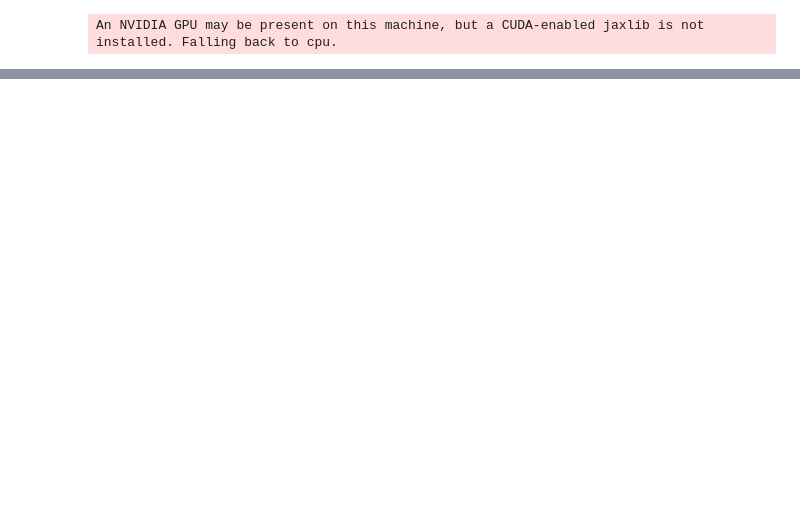
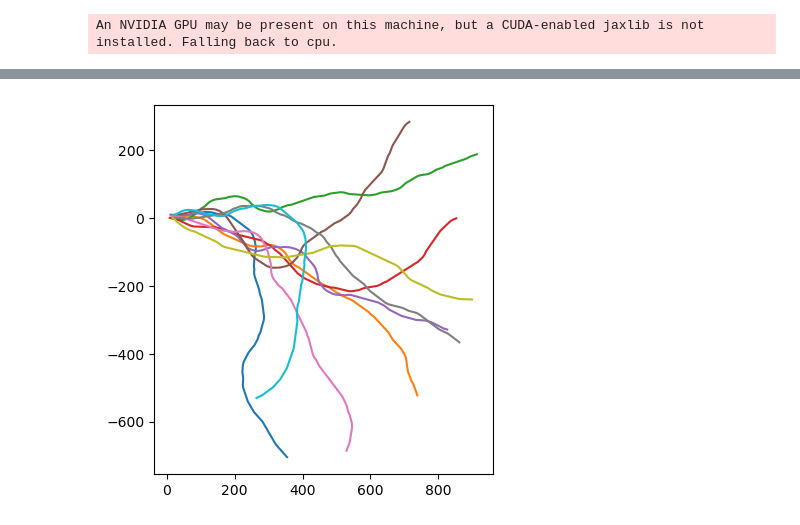
Before and after one commit to SamTurls/Q-Learning, a Jupyter notebook: main Q-Learning.ipynb, the cells around one changed output, grey strips where cells are left out. Saved outputs shown, nothing was run; the diff lists cells and outputs as text; code cells hidden in the pictures; blank space fills up the shorter version.

```diff
--- a/main Q-Learning.ipynb
+++ b/main Q-Learning.ipynb
@@ -734,18 +880,23 @@ def merged_intervals(alphas, delta_alpha):
     return merged_arcs
 # %%
 def plot_trajectory(x,y):
-    plt.axes().set_aspect('equal')
+    fig, ax = plt.subplots()
+    ax.plot(x,y, '-')
 
-    plt.plot(x,y, '-')
+    for t in range(len(x)):
+        for j in range(len(x[0])):
+            circle = plt.Circle((x[t,j], y[t,j]), 1.0)
+            ax.add_patch(circle)
+    plt.gca().set_aspect('equal')
 
     plt.show()
 
-def produce_frames(xs,ys, os, vs):
+def produce_frames(xs, ys, os, vs, N, tMax):
     xvs = [vs[i] * jnp.cos(o) for i,o in enumerate(os)]
     yvs = [vs[i] * jnp.sin(o) for i,o in enumerate(os)]
+
     for t in range(tMax):
         fig, ax = plt.subplots()
-
 
         ax.quiver(xs[t,:], ys[t,:], xvs[t], yvs[t], color = 'k')
 
@@ -754,11 +905,9 @@ def produce_frames(xs,ys, os, vs):
                                 color='blue', fill=False, linewidth=1.5)
             ax.add_patch(circle)
 
+        plt.plot(xs[:t+1], ys[:t+1], '--')
 
         plt.gca().set_aspect('equal')
-
-#         ax.set_xlim(xs[t,0] - 2*N, xs[t,0] +  2*N )
-#         ax.set_ylim(ys[t,0] - 2*N, ys[t,0] +  2*N )
 
 #         plt.axis('off')
 
@@ -872,40 +1006,65 @@ def load_checkpoint(path):
 # %%
-N = 20
-T = 500
+N = 10
+T = 100
 key = jax.random.PRNGKey(0)
 
 batch_size = 128
-num_epochs = 20
-
-num_cycles = 20
+num_epochs = 32
 
 # initalise the model
 q_model = QNetwork(num_actions=num_actions)
 
-sample_input = jnp.zeros((1, 2 * n_s), dtype=jnp.float32)
-
-# Initialize online network parameters
-online_params = q_model.init(key, sample_input)
-target_params = update_target_network(online_params)
+dummy_frames = jnp.zeros((1, memory_length, n_s), dtype=jnp.float32)
 
 optimizer = optax.adamw(
-    learning_rate=3e-4,
+    learning_rate= 3e-4,
     weight_decay=1e-5
 )
 
 save_dir = "./CheckpointsN=" + str(N)
+os.makedirs(save_dir, exist_ok=True)
 
+key = jax.random.PRNGKey(0)
+
+# Initialize online network parameters
+
+# New Network
+# finish = -1
+# online_params = q_model.init(key, dummy_frames)
+# target_params = update_target_network(online_params)
+# opt_state = optimizer.init(online_params)
+
+# Load Network
+
+finish = 15
+
+chk = load_checkpoint("CheckpointsN=" + str(N) + "/cycle_" + str(finish) + ".ckpt")
+online_params = chk["online_params"]
+target_params = chk["target_params"]
 opt_state = optimizer.init(online_params)
 
-def train():
-    for cycle in range(num_cycles):
-        print(f"\n=== Training Cycle {cycle+1}/{num_cycles} ===")
-        key, sim_key, testing_key = jax.random.split(key, 3)
-        data = run_sim(sim_key, N, T, online_params)
+def train(key, online_params, target_params, opt_state, start, end):
+    for cycle in range(start, end):
 
-        states, actions, rewards, next_states = prepare_data(data)
+        epsilon = 0.5 * (end-cycle)/end
+
+        print(f"\n=== Training Cycle {cycle+1} ===")
+        print(f"\n=== Epsilon = {epsilon} ===")
+
+
+        key, sim_key, training_key = jax.random.split(key, 3)
+        data = run_sim(sim_key, N, T, online_params, epsilon)
+
+
+
+        plot_trajectory(data[4], data[5])
+
+        print ("Average Reward: ", jnp.sum(data[2])/ (N*T))
+
+        states, actions, rewards, next_states, terminals = prepare_data(data)
 
         online_params, opt_state, losses = train_for_epochs(
+            training_key,
             online_params,
             target_params,
             opt_state,
@@ -913,6 +1072,7 @@ def train():
             actions,
             rewards,
             next_states,
+            terminals,
             batch_size=batch_size,
             num_epochs=num_epochs
         )
@@ -923,7 +1083,5 @@ def train():
 
         save_checkpoint(save_dir, online_params, target_params, opt_state, cycle)
 
-        # 1. Run simulation → get states, actions, rewards, next_states
-        # 2. Preprocess data
-        # 3. Train for epochs
-        # 4. Update target network
+train(key, online_params, target_params, opt_state, finish + 1, 100)
+# %% [output]
@@ -929,0 +1091 @@ def train():
+[figure, added]
```
Also changed, not shown: parts of 14 cells of this notebook, 4 other files.
